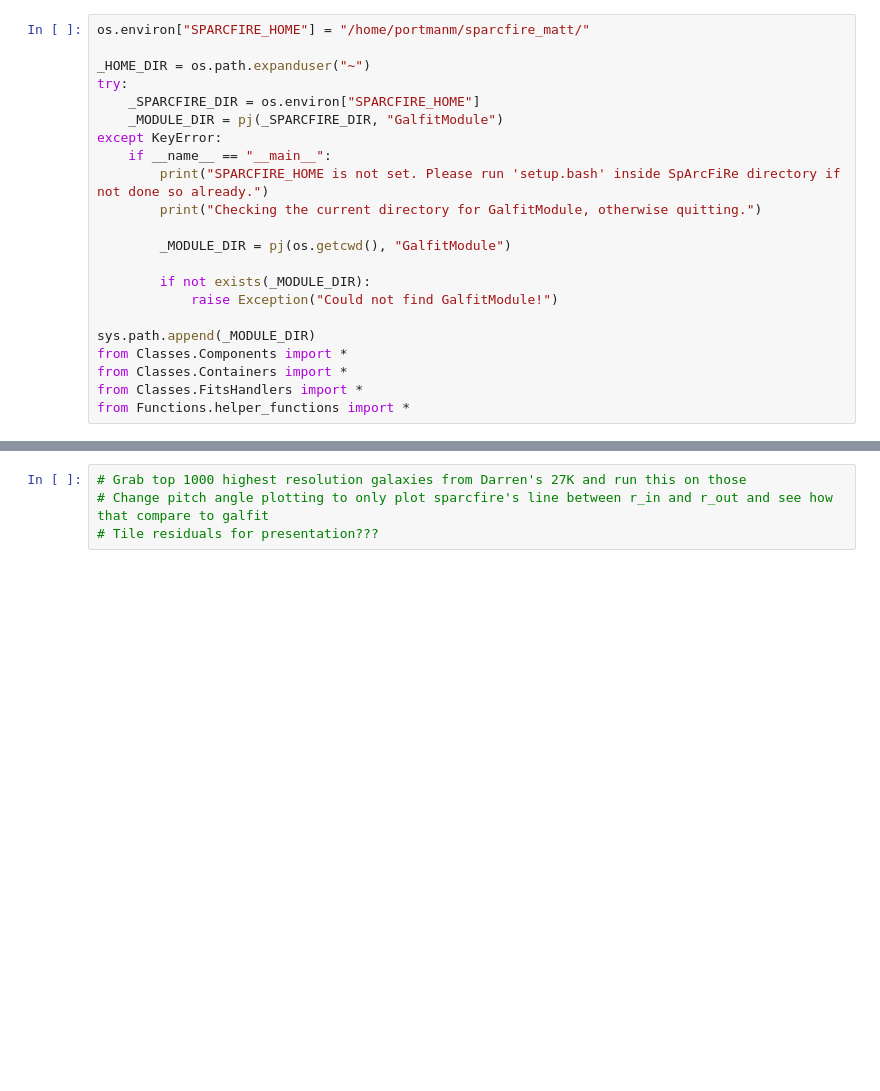
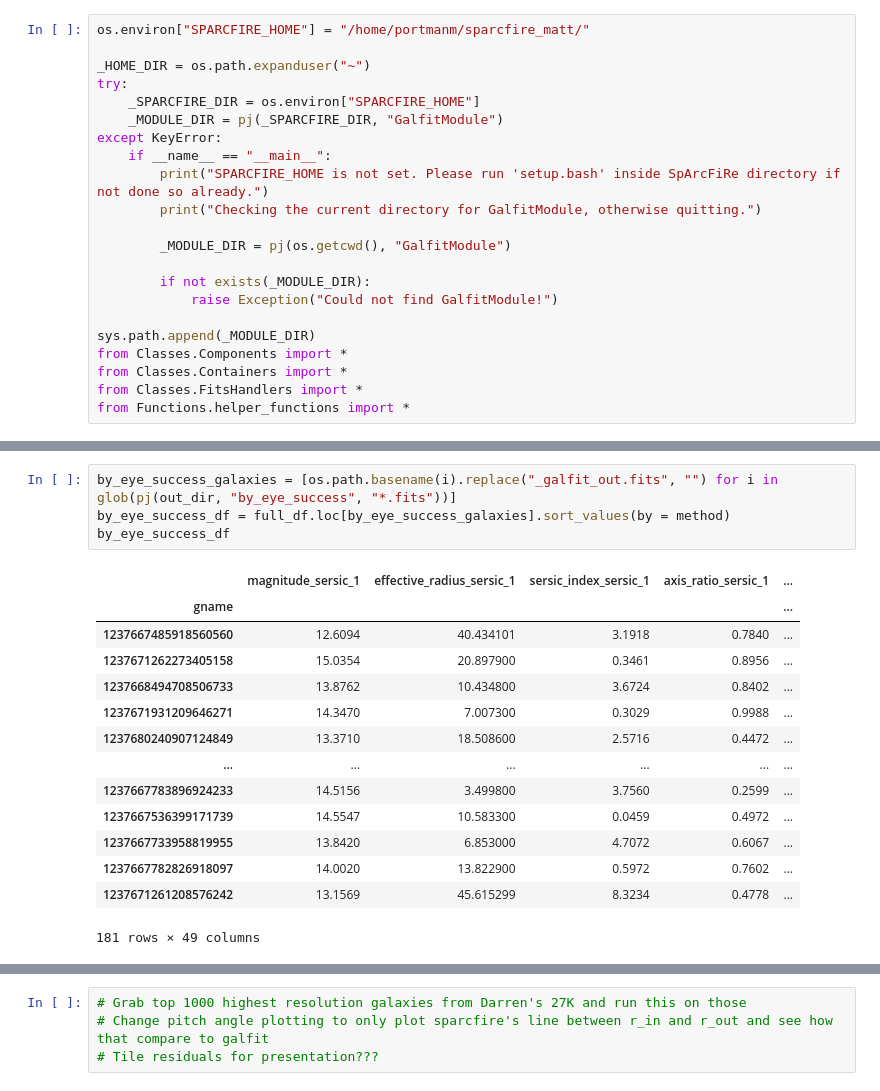
Before and after one commit to waynebhayes/SpArcFiRe, a Jupyter notebook: GalfitModule/Utilities/Notebooks/residual_calc.ipynb, the cells around one changed output, grey strips where cells are left out. Saved outputs shown, nothing was run; the diff lists cells and outputs as text; blank space fills up the shorter version.

```diff
--- a/GalfitModule/Utilities/Notebooks/residual_calc.ipynb
+++ b/GalfitModule/Utilities/Notebooks/residual_calc.ipynb
@@ -136,0 +491,19 @@ residual_df.sort_values(by = [analysis_var], inplace = True)
+# %%
+by_eye_success_galaxies = [os.path.basename(i).replace("_galfit_out.fits", "") for i in glob(pj(out_dir, "by_eye_success", "*.fits"))]
+by_eye_success_df = full_df.loc[by_eye_success_galaxies].sort_values(by = method)
+by_eye_success_df
+# %% [output]
+|  | magnitude_sersic_1 | effective_radius_sersic_1 | sersic_index_sersic_1 | axis_ratio_sersic_1 | ... |
+| gname |  |  |  |  | ... |
+| 1237667485918560560 | 12.6094 | 40.434101 | 3.1918 | 0.7840 | ... |
+| 1237671262273405158 | 15.0354 | 20.897900 | 0.3461 | 0.8956 | ... |
+| 1237668494708506733 | 13.8762 | 10.434800 | 3.6724 | 0.8402 | ... |
+| 1237671931209646271 | 14.3470 | 7.007300 | 0.3029 | 0.9988 | ... |
+| 1237680240907124849 | 13.3710 | 18.508600 | 2.5716 | 0.4472 | ... |
+| ... | ... | ... | ... | ... | ... |
+| 1237667783896924233 | 14.5156 | 3.499800 | 3.7560 | 0.2599 | ... |
+| 1237667536399171739 | 14.5547 | 10.583300 | 0.0459 | 0.4972 | ... |
+| 1237667733958819955 | 13.8420 | 6.853000 | 4.7072 | 0.6067 | ... |
+| 1237667782826918097 | 14.0020 | 13.822900 | 0.5972 | 0.7602 | ... |
+| 1237671261208576242 | 13.1569 | 45.615299 | 8.3234 | 0.4778 | ... |
+181 rows × 49 columns
```
Also changed, not shown: parts of 139 cells of this notebook.
